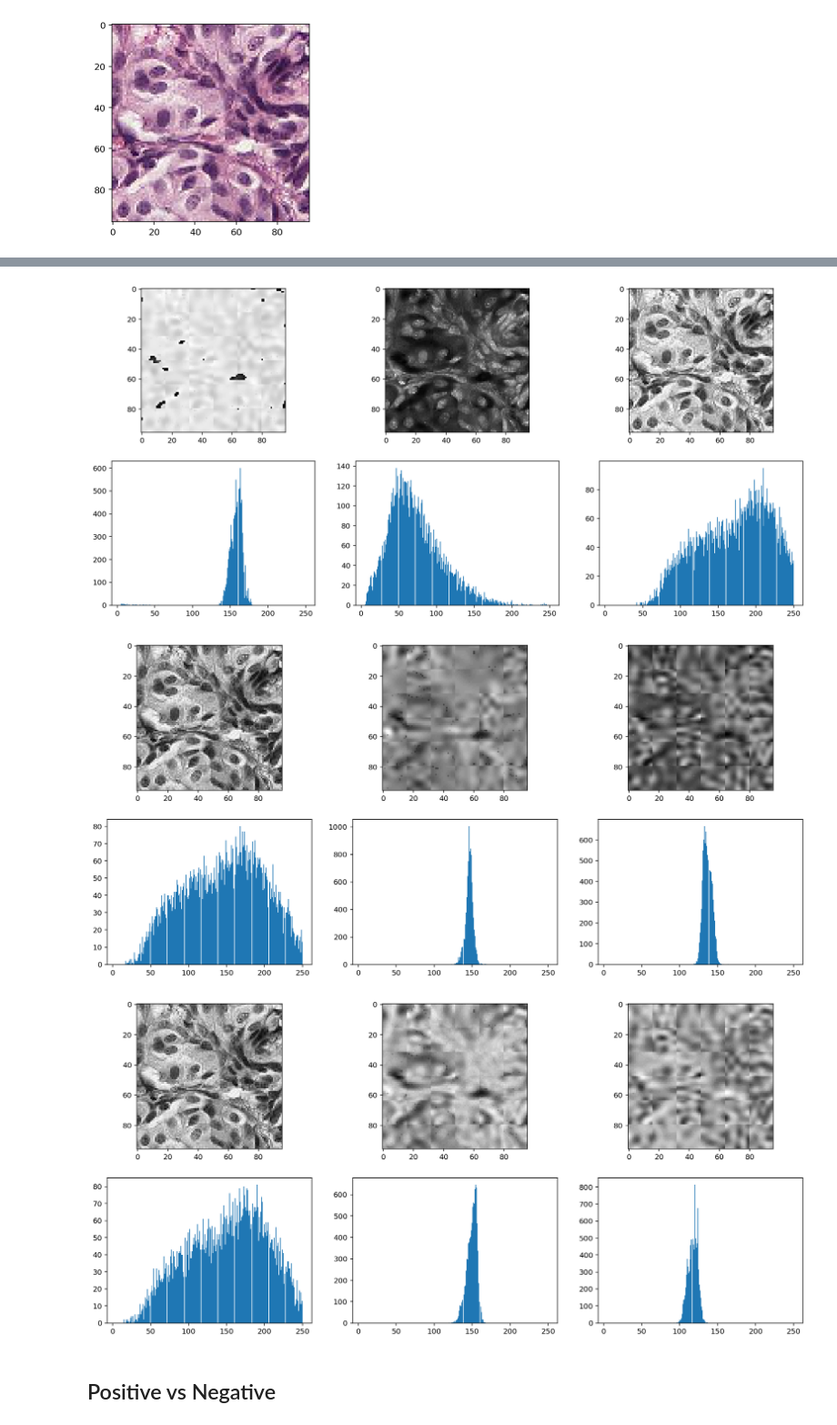
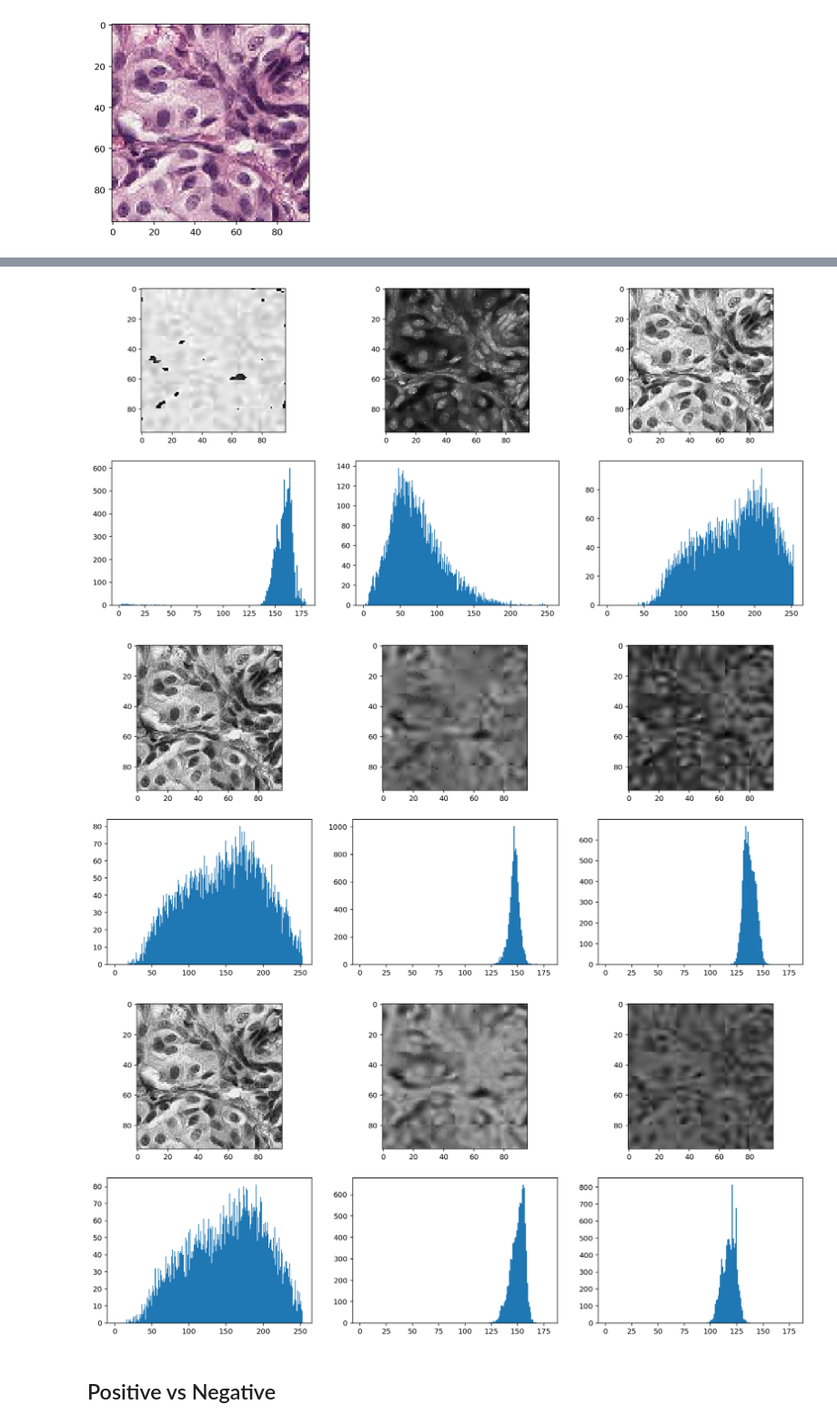
Before and after one commit to ixig/Kaggle_Histopathology, a Jupyter notebook: DataExploration.ipynb, the cells around one changed output, grey strips where cells are left out. Shown at 91% size. Cells and saved outputs as stored; diff of their text form; code cells hidden in the pictures.

```diff
--- a/DataExploration.ipynb
+++ b/DataExploration.ipynb
@@ -20,12 +20,13 @@ plt.imshow(img);
 # %% [output]
 [figure]
 # %%
-def show_color(img, cvt_color):
+def show_color(img, cvt_color, max_val=(254, 254, 254)):
+    max_val = [x if x > 0 else 254 for x in max_val]
     img = cv2.cvtColor(img, cvt_color)
     _, ((ax1, ax2, ax3), (ax21, ax22, ax23)) = plt.subplots(2, 3, figsize=(17,8))
-    ax1.imshow(img[:, :, 0], cmap='gray')
-    ax2.imshow(img[:, :, 1], cmap='gray')
-    ax3.imshow(img[:, :, 2], cmap='gray')
-    ax21.hist(img[:, :, 0].ravel(), 256, range=[5,250])
-    ax22.hist(img[:, :, 1].ravel(), 256, range=[5,250])
-    ax23.hist(img[:, :, 2].ravel(), 256, range=[5,250])
+    ax1.imshow(img[:, :, 0], cmap='gray', vmax=max_val[0]+1)
+    ax2.imshow(img[:, :, 1], cmap='gray', vmax=max_val[1]+1)
+    ax3.imshow(img[:, :, 2], cmap='gray', vmax=max_val[2]+1)
+    ax21.hist(img[:, :, 0].ravel(), range(2, max_val[0]))
+    ax22.hist(img[:, :, 1].ravel(), range(2, max_val[1]))
+    ax23.hist(img[:, :, 2].ravel(), range(2, max_val[2]))
@@ -32,15 +37,15 @@ def show_color(img, cvt_color):
 # %%
-show_color(img, cv2.COLOR_RGB2HSV)
+show_color(img, cv2.COLOR_RGB2HSV, (180, -1, -1))
 # %% [output]
-[figure, old version]
+[figure, new version]
 # %%
-show_color(img, cv2.COLOR_RGB2YCrCb)
+show_color(img, cv2.COLOR_RGB2YCrCb, (-1, 180, 180))
 # %% [output]
-[figure, old version]
+[figure, new version]
 # %%
-show_color(img, cv2.COLOR_RGB2LAB)
+show_color(img, cv2.COLOR_RGB2Lab, (-1, 180, 180))
 # %% [output]
-[figure, old version]
+[figure, new version]
 # %% [markdown]
 ## Positive vs Negative
 # %%
```
Also changed, not shown: parts of 8 cells of this notebook.
